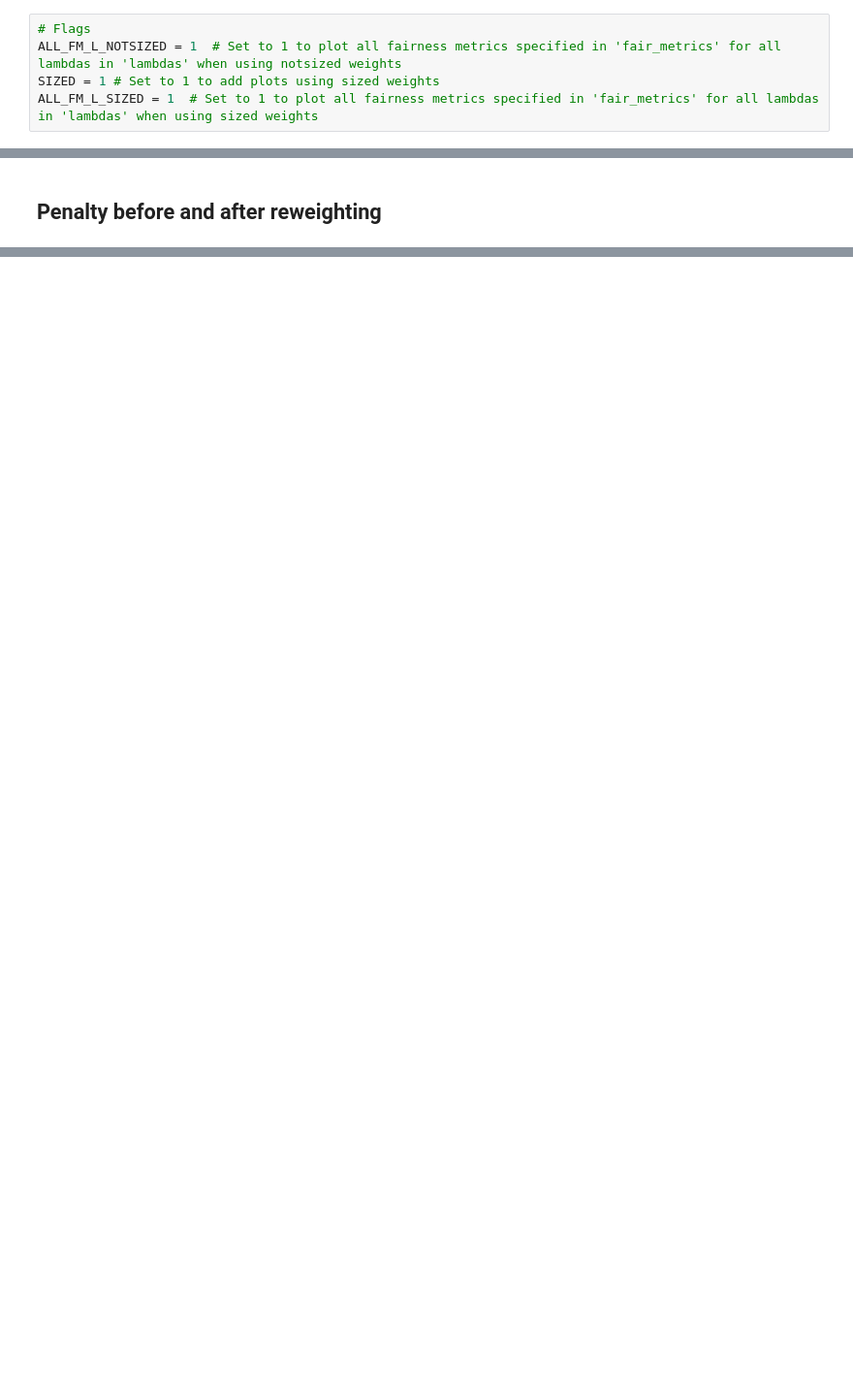
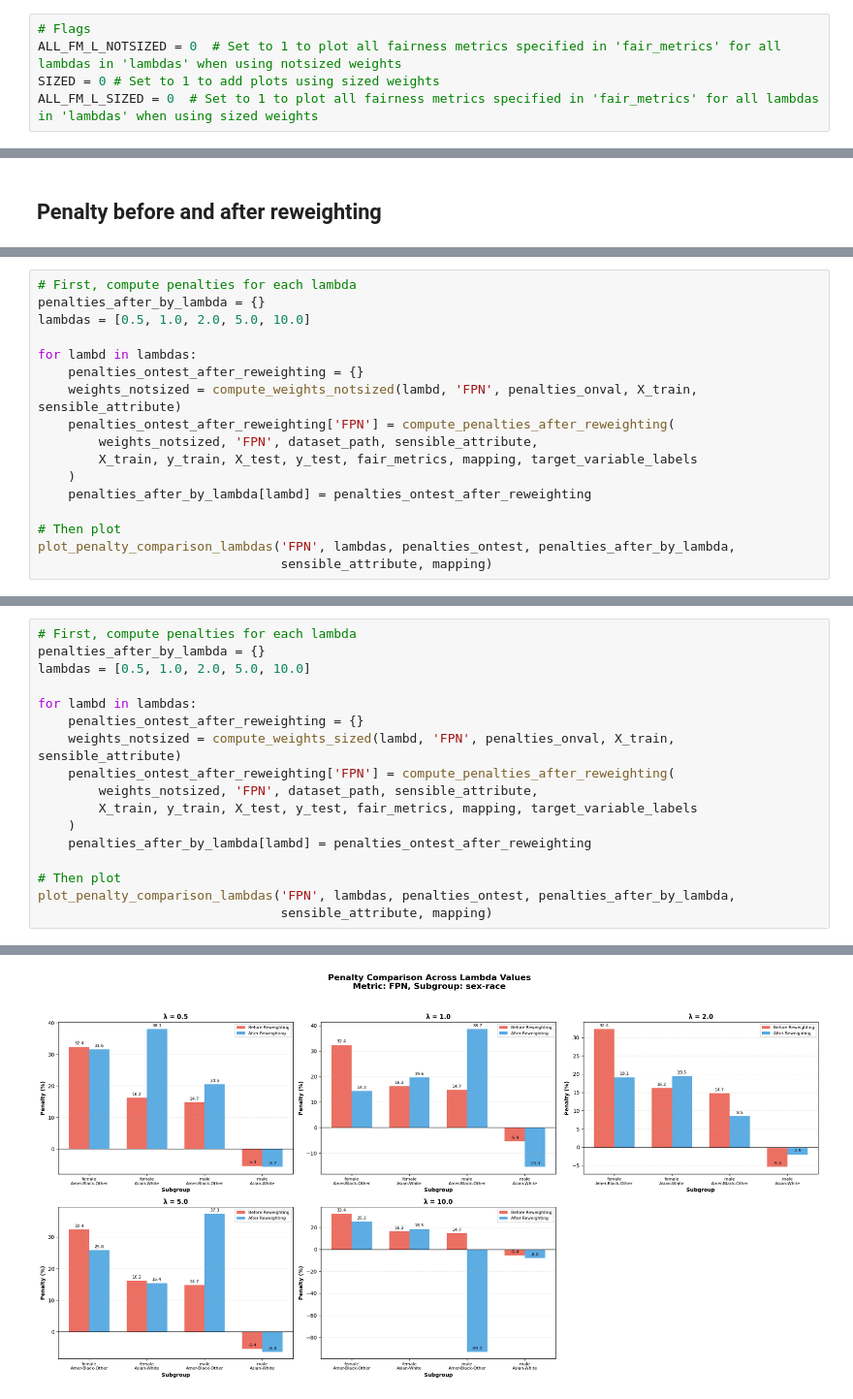
Before and after one commit to rolss/Fairness-in-data, a Jupyter notebook: Reproducible Pipeline.ipynb, the cells around one changed output, grey strips where cells are left out. Shown at 97% size. Saved outputs shown, nothing was run; the diff lists cells and outputs as text; blank space fills up the shorter version.

```diff
--- a/Reproducible Pipeline.ipynb
+++ b/Reproducible Pipeline.ipynb
@@ -394,9 +496,9 @@ def plot_penalty_comparison_all_individual(fair_metrics, penalties_ontest, penal
 Made so they can be easily changed
 # %%
 # Flags
-ALL_FM_L_NOTSIZED = 1  # Set to 1 to plot all fairness metrics specified in 'fair_metrics' for all lambdas in 'lambdas' when using notsized weights
-SIZED = 1 # Set to 1 to add plots using sized weights
-ALL_FM_L_SIZED = 1  # Set to 1 to plot all fairness metrics specified in 'fair_metrics' for all lambdas in 'lambdas' when using sized weights
+ALL_FM_L_NOTSIZED = 0  # Set to 1 to plot all fairness metrics specified in 'fair_metrics' for all lambdas in 'lambdas' when using notsized weights
+SIZED = 0 # Set to 1 to add plots using sized weights
+ALL_FM_L_SIZED = 0  # Set to 1 to plot all fairness metrics specified in 'fair_metrics' for all lambdas in 'lambdas' when using sized weights
 # %%
 datasets = {0: 'AdultCensus/adult-preprocessed-2race-2age-2edu.csv',
             1: '/COMPAS/compas-preprocessed-binary.csv',
@@ -1086,0 +1101,17 @@ Training samples: 22792, Unique weights per group: {'00': 0.2563794422920551, '0
+# %%
+# First, compute penalties for each lambda
+penalties_after_by_lambda = {}
+lambdas = [0.5, 1.0, 2.0, 5.0, 10.0]
+
+for lambd in lambdas:
+    penalties_ontest_after_reweighting = {}
+    weights_notsized = compute_weights_notsized(lambd, 'FPN', penalties_onval, X_train, sensible_attribute)
+    penalties_ontest_after_reweighting['FPN'] = compute_penalties_after_reweighting(
+        weights_notsized, 'FPN', dataset_path, sensible_attribute,
+        X_train, y_train, X_test, y_test, fair_metrics, mapping, target_variable_labels
+    )
+    penalties_after_by_lambda[lambd] = penalties_ontest_after_reweighting
+
+# Then plot
+plot_penalty_comparison_lambdas('FPN', lambdas, penalties_ontest, penalties_after_by_lambda,
+                                sensible_attribute, mapping)
@@ -1086,0 +1137,18 @@ Training samples: 22792, Unique weights per group: {'00': 0.2563794422920551, '0
+# %%
+# First, compute penalties for each lambda
+penalties_after_by_lambda = {}
+lambdas = [0.5, 1.0, 2.0, 5.0, 10.0]
+
+for lambd in lambdas:
+    penalties_ontest_after_reweighting = {}
+    weights_notsized = compute_weights_sized(lambd, 'FPN', penalties_onval, X_train, sensible_attribute)
+    penalties_ontest_after_reweighting['FPN'] = compute_penalties_after_reweighting(
+        weights_notsized, 'FPN', dataset_path, sensible_attribute,
+        X_train, y_train, X_test, y_test, fair_metrics, mapping, target_variable_labels
+    )
+    penalties_after_by_lambda[lambd] = penalties_ontest_after_reweighting
+
+# Then plot
+plot_penalty_comparison_lambdas('FPN', lambdas, penalties_ontest, penalties_after_by_lambda,
+                                sensible_attribute, mapping)
+# %% [output]
@@ -1086,0 +1172 @@ Training samples: 22792, Unique weights per group: {'00': 0.2563794422920551, '0
+[figure, added]
```
Also changed, not shown: parts of 18 cells of this notebook, 6 other files.
